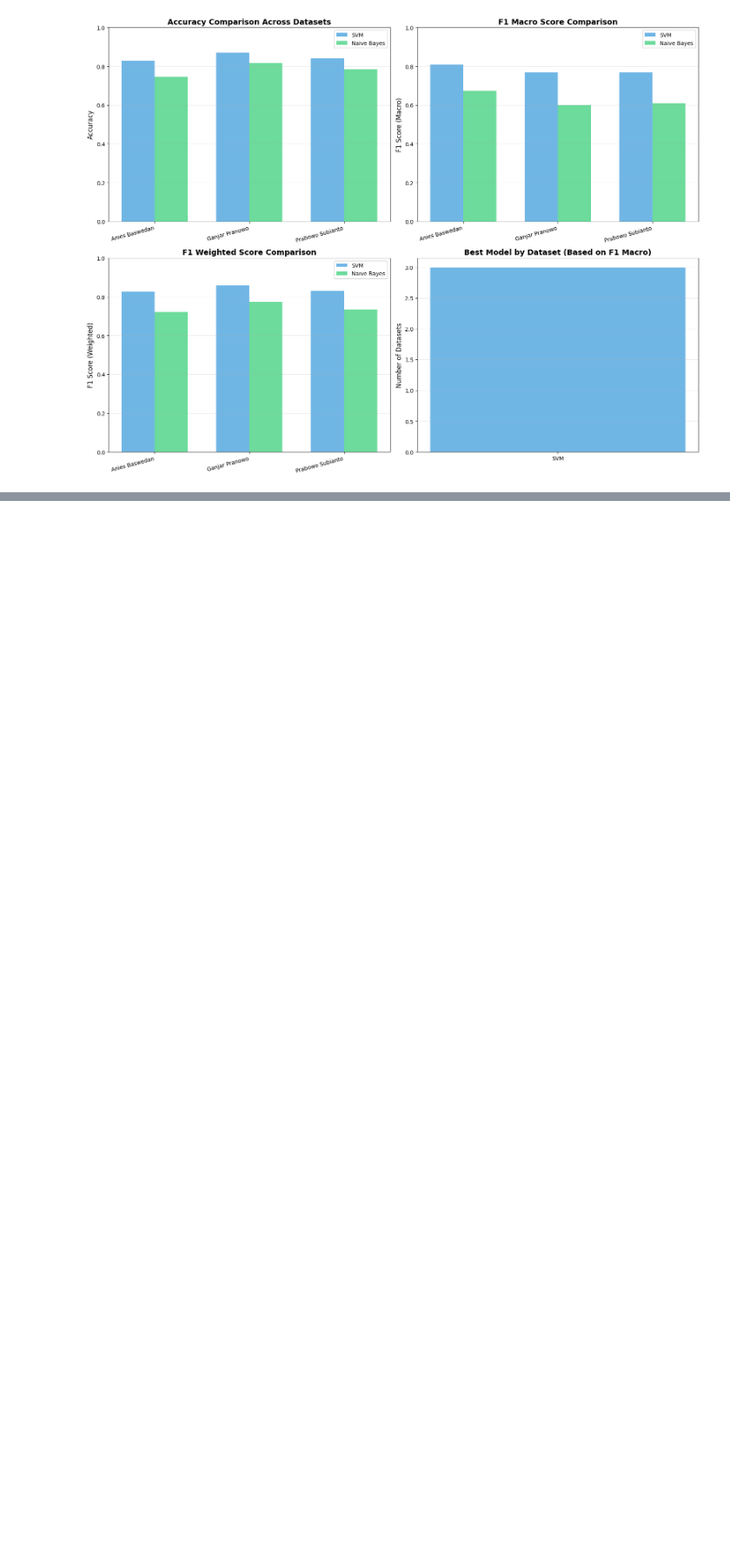
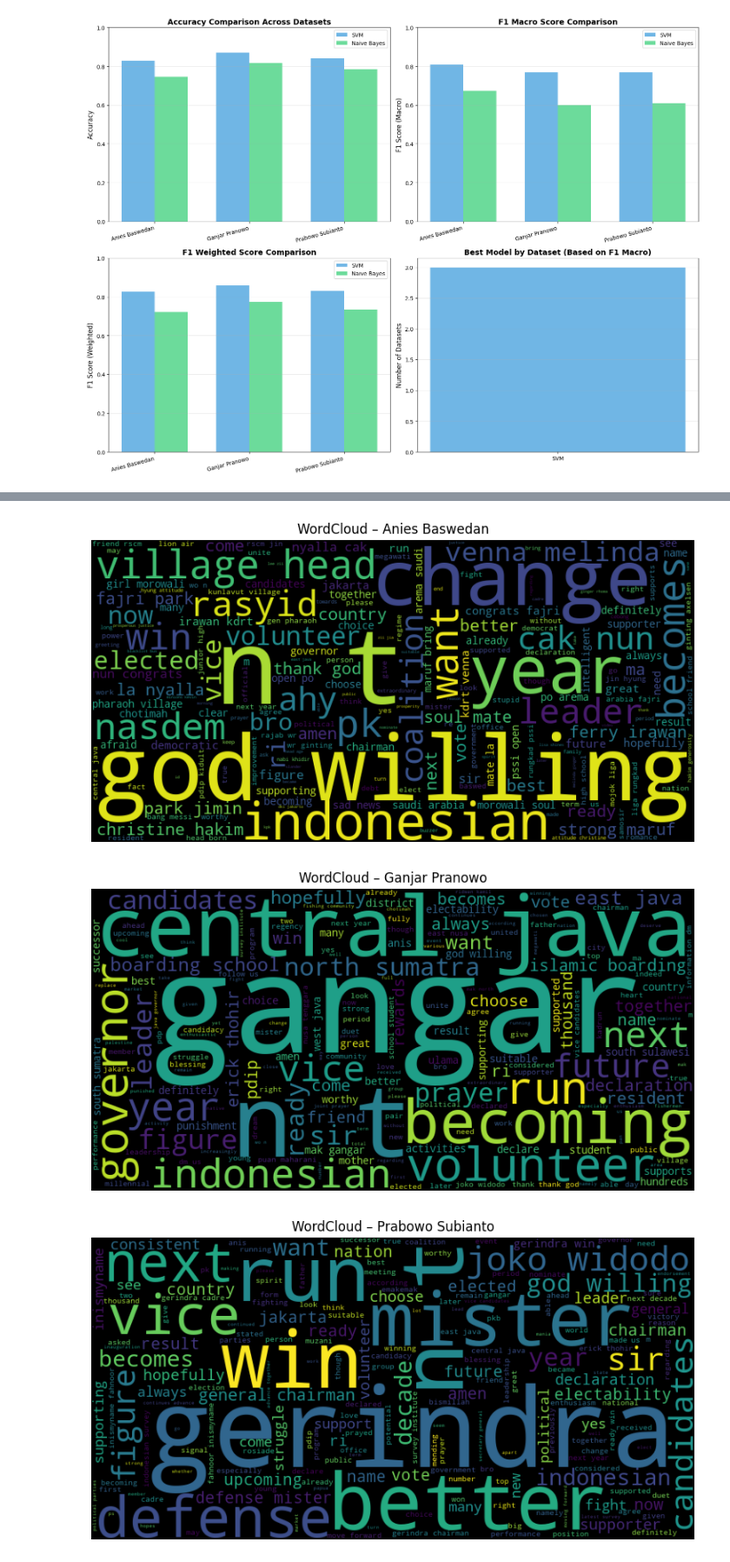
Before and after one commit to Rivooooo/Sentiment-Analysis, a Jupyter notebook: sentiment_analysis_2024_presidential_campaign/sentiment_analysis_2024_presidential_campaign.ipynb, the cells around one changed output, grey strips where cells are left out. Shown at 87% size. Cells and saved outputs as stored; diff of their text form; code cells hidden in the pictures; blank space fills up the shorter version.

```diff
--- a/sentiment_analysis_2024_presidential_campaign/sentiment_analysis_2024_presidential_campaign.ipynb
+++ b/sentiment_analysis_2024_presidential_campaign/sentiment_analysis_2024_presidential_campaign.ipynb
@@ -582,0 +599,40 @@ Prabowo Subianto      0.839497     0.783284      0.768424     0.608753         0
+# %%
+# Stopwords List
+custom_stopwords = {
+    'anies', 'baswedan', 'ganjar', 'pranowo', 'prabowo', 'subianto',
+    'jokowi', 'president', 'presidential', 'candidate', 'election',
+    'republic', 'indonesia', 'mr', 's', 'will', 'become', 'support',
+    'continue', 'people', 'party', 'still', 'allah', 'swt', 'pray',
+    'hope', 'good', 'rt', 'gt', 'lt', 'say', 'reward', 'rewarded',
+    'time', 'make', 'one', 'info', 'get', 'must', 'know', 'let', 'really',
+    'said', 'even', 'uncle', 'poor', 'ojoo', 'lali', 'yooo', 'who', 'is',
+    'smart', 'we', 'believe', 'that', 'this', 'time', 'quota', 'happy',
+    'birthday', 'to', 'kopassus', 'held', 'held', 'campaign'
+}
+
+# Candidate list
+candidates = [
+    ("Anies Baswedan", anies_df),
+    ("Ganjar Pranowo", ganjar_df),
+    ("Prabowo Subianto", prabowo_df)
+]
+
+# Helper: join tokens, remove stopwords
+def join_and_filter(tokens):
+    tokens = eval(tokens) if isinstance(tokens, str) else tokens
+    return " ".join([t for t in tokens if t not in custom_stopwords])
+# %%
+for name, df in candidates:
+    text = df['tweet_tokens_stemmed'].apply(join_and_filter).str.cat(sep=" ")
+
+    wc = WordCloud(width=800, height=400).generate(text)
+
+    plt.figure(figsize=(10, 5))
+    plt.imshow(wc)
+    plt.axis("off")
+    plt.title(f"WordCloud – {name}")
+    plt.show()
+# %% [output]
+[figure, added]
+[figure, added]
+[figure, added]
```
Also changed, not shown: parts of 9 cells of this notebook.
